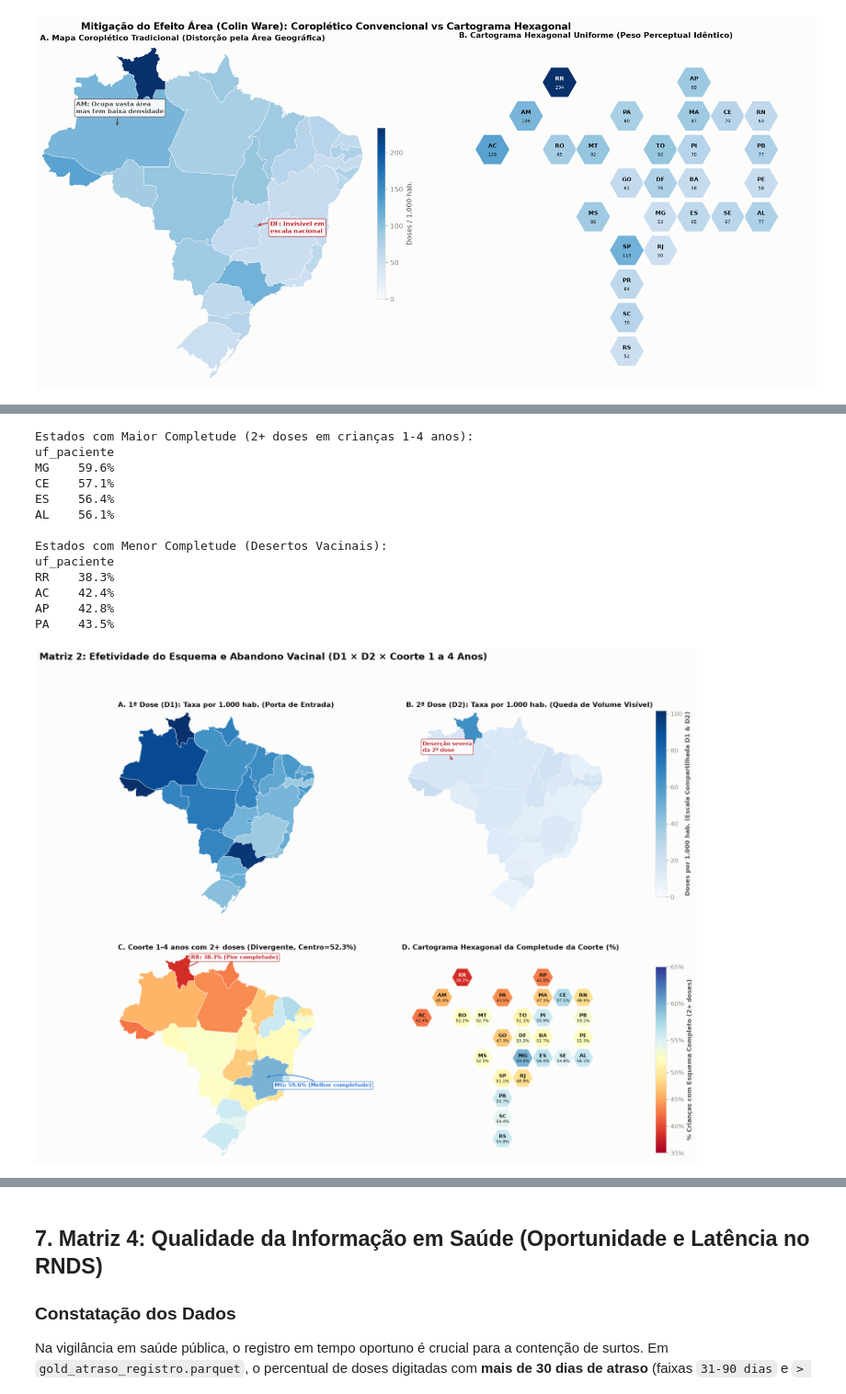
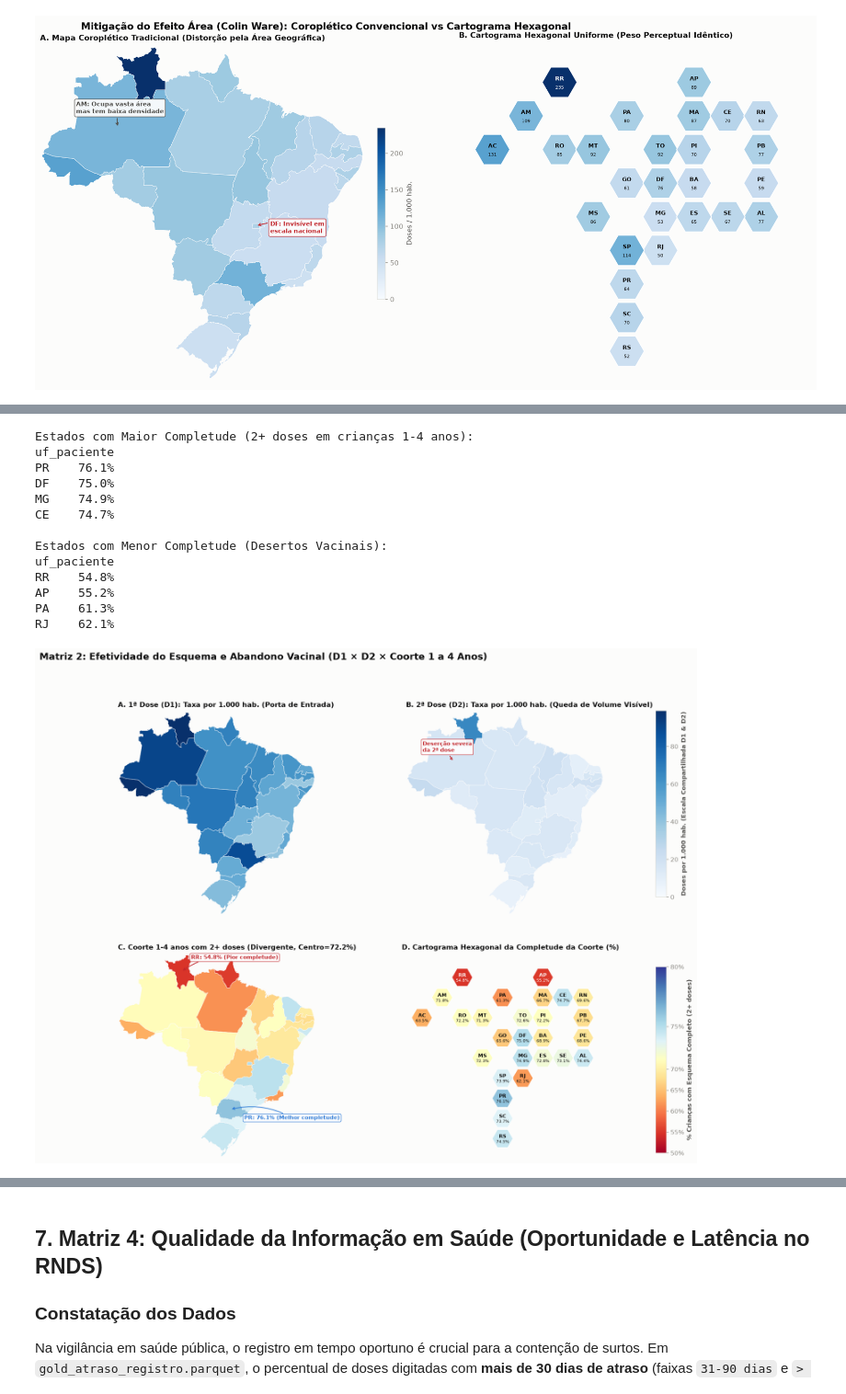
Before and after one commit to lucasgstumpf/analise-sarampo, a Jupyter notebook: notebooks/10-small-multiples-geograficos.ipynb, the cells around one changed output, grey strips where cells are left out. Shown at 92% size. Saved outputs shown, nothing was run; the diff lists cells and outputs as text; code cells hidden in the pictures.

```diff
--- a/notebooks/10-small-multiples-geograficos.ipynb
+++ b/notebooks/10-small-multiples-geograficos.ipynb
@@ -256,11 +256,12 @@ pop = pd.read_csv(CAMINHO_POP, dtype={"codigo_municipio": str})
 pop["uf"] = pop["codigo_municipio"].str[:2].map(ID_PARA_SIGLA)
 pop_uf = pop.groupby("uf")["populacao"].sum()
 
-# 2. Tabelas Analíticas Gold
-uf_mes = pd.read_parquet(CAMINHO_GOLD / "gold_doses_uf_mes.parquet")
+# 2. Tabelas Analíticas Gold (recorte 2025-2026 para o estudo da megacampanha;
+#    a série histórica completa 1990-2026 está no Notebook 11)
+uf_mes = pd.read_parquet(CAMINHO_GOLD / "gold_doses_uf_mes.parquet").query("ano_mes >= '2025-01'").copy()
 coorte = pd.read_parquet(CAMINHO_GOLD / "gold_coorte_criancas_municipio.parquet")
-perfil = pd.read_parquet(CAMINHO_GOLD / "gold_perfil.parquet")
-atraso = pd.read_parquet(CAMINHO_GOLD / "gold_atraso_registro.parquet")
+perfil = pd.read_parquet(CAMINHO_GOLD / "gold_perfil.parquet").query("ano_mes >= '2025-01'").copy()
+atraso = pd.read_parquet(CAMINHO_GOLD / "gold_atraso_registro.parquet").query("ano_mes >= '2025-01'").copy()
 
 periodo = f"{uf_mes['ano_mes'].min()} a {uf_mes['ano_mes'].max()}"
 total_doses = uf_mes["doses"].sum()
@@ -458,9 +459,11 @@ pct_coorte = (coorte_uf["criancas_com_2_ou_mais_doses"] / coorte_uf["criancas_va
 vmax_d1d2 = max(taxa_d1.quantile(0.95), taxa_d2.quantile(0.95))
 norm_d1d2 = mcolors.Normalize(vmin=0, vmax=vmax_d1d2)
 
-# 2. Escala divergente centrada na mediana nacional da coorte
+# 2. Escala divergente centrada na mediana nacional da coorte (dinâmica para 2020-2026)
 mediana_coorte = pct_coorte.median()
-norm_div = mcolors.TwoSlopeNorm(vcenter=mediana_coorte, vmin=35, vmax=65)
+vmin_c = np.floor(pct_coorte.min() / 5) * 5
+vmax_c = np.ceil(pct_coorte.max() / 5) * 5
+norm_div = mcolors.TwoSlopeNorm(vcenter=mediana_coorte, vmin=vmin_c, vmax=vmax_c)
 
 fig, axes = plt.subplots(2, 2, figsize=(16, 13))
 
@@ -476,8 +479,9 @@ anotacao_direcionada(axes[0, 1], "AM", "Deserção severa\nda 2ª dose", xytext=
 # Painel C: % Coorte 1 a 4 anos com 2+ doses (Divergente)
 coropletico(axes[1, 0], pct_coorte.to_dict(), norm=norm_div, cmap="RdYlBu", colorbar=False,
             titulo=f"C. Coorte 1-4 anos com 2+ doses (Divergente, Centro={mediana_coorte:.1f}%)")
-anotacao_direcionada(axes[1, 0], "RR", f"RR: {pct_coorte['RR']:.1f}% (Pior completude)", xytext=(15, 20), cor=RED)
-anotacao_direcionada(axes[1, 0], "MG", f"MG: {pct_coorte['MG']:.1f}% (Melhor completude)", xytext=(15, -15), cor=BLUE)
+pior_uf, melhor_uf = pct_coorte.idxmin(), pct_coorte.idxmax()
+anotacao_direcionada(axes[1, 0], pior_uf, f"{pior_uf}: {pct_coorte[pior_uf]:.1f}% (Pior completude)", xytext=(15, 20), cor=RED)
+anotacao_direcionada(axes[1, 0], melhor_uf, f"{melhor_uf}: {pct_coorte[melhor_uf]:.1f}% (Melhor completude)", xytext=(22, -16), cor=BLUE)
 
 # Painel D: Cartograma Hexagonal da Coorte de Crianças
 cartograma_hexagonal(axes[1, 1], pct_coorte.to_dict(), norm=norm_div, cmap="RdYlBu",
@@ -486,42 +490,42 @@ cartograma_hexagonal(axes[1, 1], pct_coorte.to_dict(), norm=norm_div, cmap="RdYl
 # Ajuste fino de subplots e barras compartilhadas
 fig.subplots_adjust(right=0.90, hspace=0.18, wspace=0.08)
 
 # Barra compartilhada linha superior (D1 e D2)
 cax_top = fig.add_axes([0.92, 0.56, 0.015, 0.32])
 sm_top = plt.cm.ScalarMappable(cmap="Blues", norm=norm_d1d2)
 cb_top = fig.colorbar(sm_top, cax=cax_top)
 cb_top.set_label("Doses por 1.000 hab. (Escala Compartilhada D1 & D2)", fontsize=9.5, fontweight="bold")
 
 # Barra compartilhada linha inferior (Coorte 1-4 anos)
 cax_bot = fig.add_axes([0.92, 0.12, 0.015, 0.32])
 sm_bot = plt.cm.ScalarMappable(cmap="RdYlBu", norm=norm_div)
 cb_bot = fig.colorbar(sm_bot, cax=cax_bot)
 cb_bot.set_label("% Crianças com Esquema Completo (2+ doses)", fontsize=9.5, fontweight="bold")
 cb_bot.ax.yaxis.set_major_formatter(mtick.FuncFormatter(lambda x, _: f"{x:.0f}%"))
 
 fig.suptitle("Matriz 2: Efetividade do Esquema e Abandono Vacinal (D1 × D2 × Coorte 1 a 4 Anos)",
              x=0.06, ha="left", fontweight="bold", fontsize=15)
 plt.show()
 
 print("Estados com Maior Completude (2+ doses em crianças 1-4 anos):")
 print(pct_coorte.nlargest(4).round(1).map("{:.1f}%".format).to_string())
 print("\nEstados com Menor Completude (Desertos Vacinais):")
 print(pct_coorte.nsmallest(4).round(1).map("{:.1f}%".format).to_string())
 # %% [output]
 Estados com Maior Completude (2+ doses em crianças 1-4 anos):
 uf_paciente
-MG    59.6%
-CE    57.1%
-ES    56.4%
-AL    56.1%
+PR    76.1%
+DF    75.0%
+MG    74.9%
+CE    74.7%
 
 Estados com Menor Completude (Desertos Vacinais):
 uf_paciente
-RR    38.3%
-AC    42.4%
-AP    42.8%
-PA    43.5%
+RR    54.8%
+AP    55.2%
+PA    61.3%
+RJ    62.1%
-[figure, old version]
+[figure, new version]
 # %% [markdown]
 ## 6. Matriz 3: Demografia e Intencionalidade (Crianças de Rotina × Adultos em Bloqueio)
 
```
Also changed, not shown: parts of 8 cells of this notebook, 1 other file.
